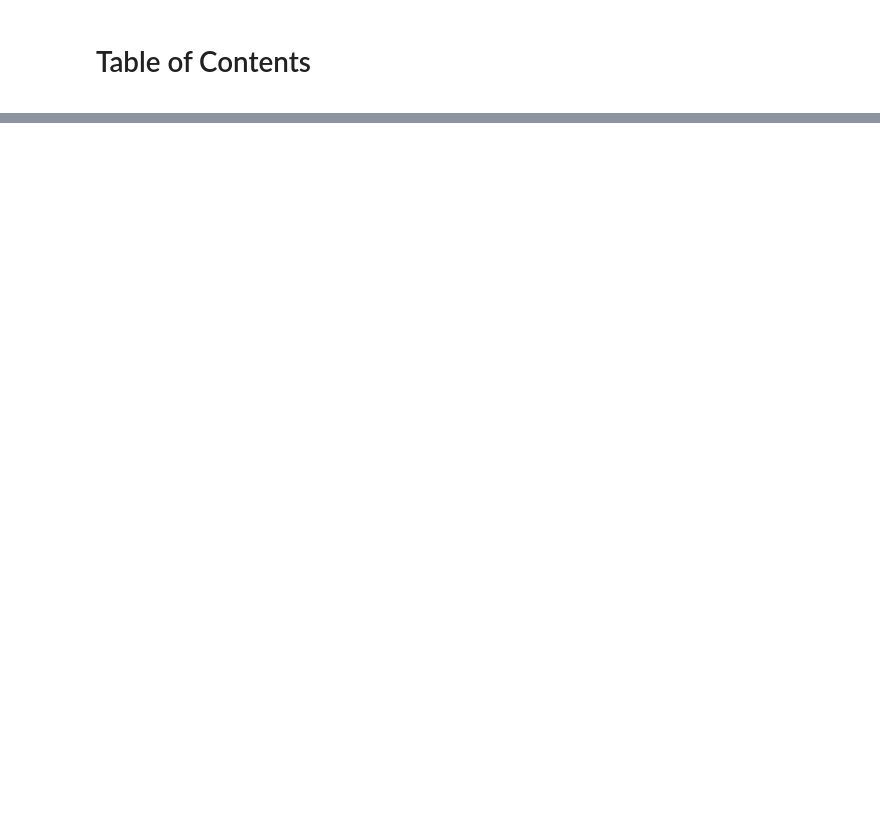
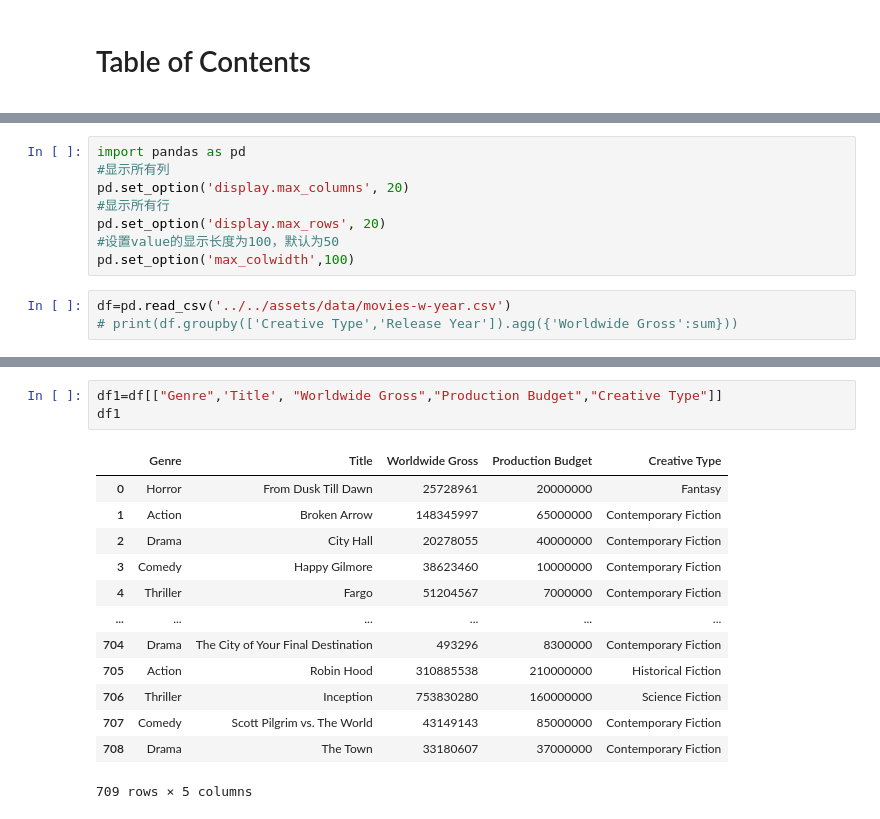
Before and after one commit to bopan3/nl4dv_enhance, a Jupyter notebook: examples/applications/notebook/未命名.ipynb, the cells around one changed output, grey strips where cells are left out. Drawn from its saved outputs; the diff is of its cells as text; blank space fills up the shorter version.

```diff
--- a/examples/applications/notebook/未命名.ipynb
+++ b/examples/applications/notebook/未命名.ipynb
@@ -50,0 +171,11 @@ unmatch: for design[2](stripplot), directly give up this design since we have ot
+# %%
+import pandas as pd
+#显示所有列
+pd.set_option('display.max_columns', 20)
+#显示所有行
+pd.set_option('display.max_rows', 20)
+#设置value的显示长度为100，默认为50
+pd.set_option('max_colwidth',100)
+# %%
+df=pd.read_csv('../../assets/data/movies-w-year.csv')
+# print(df.groupby(['Creative Type','Release Year']).agg({'Worldwide Gross':sum}))
@@ -100,0 +289,17 @@ normal query
+# %%
+df1=df[["Genre",'Title', "Worldwide Gross","Production Budget","Creative Type"]]
+df1
+# %% [output]
+|  | Genre | Title | Worldwide Gross | Production Budget | Creative Type |
+| 0 | Horror | From Dusk Till Dawn | 25728961 | 20000000 | Fantasy |
+| 1 | Action | Broken Arrow | 148345997 | 65000000 | Contemporary Fiction |
+| 2 | Drama | City Hall | 20278055 | 40000000 | Contemporary Fiction |
+| 3 | Comedy | Happy Gilmore | 38623460 | 10000000 | Contemporary Fiction |
+| 4 | Thriller | Fargo | 51204567 | 7000000 | Contemporary Fiction |
+| ... | ... | ... | ... | ... | ... |
+| 704 | Drama | The City of Your Final Destination | 493296 | 8300000 | Contemporary Fiction |
+| 705 | Action | Robin Hood | 310885538 | 210000000 | Historical Fiction |
+| 706 | Thriller | Inception | 753830280 | 160000000 | Science Fiction |
+| 707 | Comedy | Scott Pilgrim vs. The World | 43149143 | 85000000 | Contemporary Fiction |
+| 708 | Drama | The Town | 33180607 | 37000000 | Contemporary Fiction |
+709 rows × 5 columns
```
Also changed, not shown: parts of 23 cells of this notebook, 10 other files.
